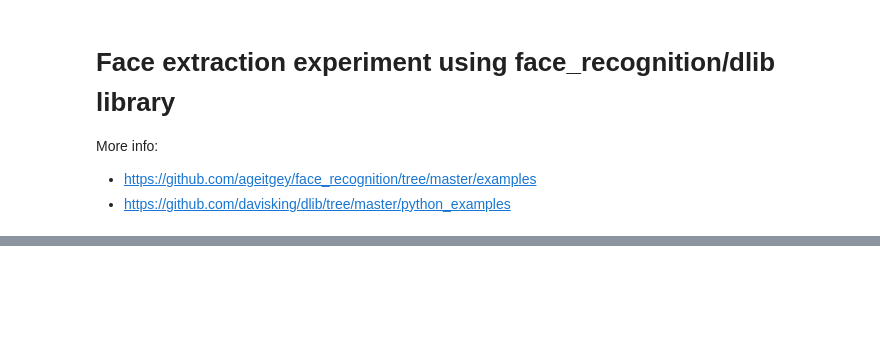
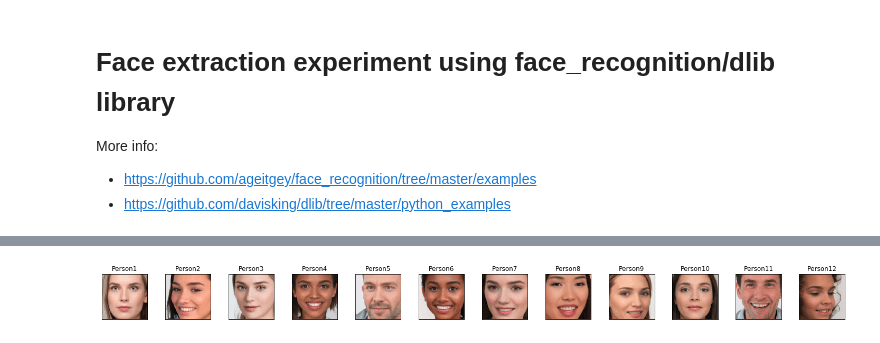
Before and after one commit to lspevak/ml-samples, a Jupyter notebook: ml_face_extraction_using_face_recognition_dlib_features.ipynb, the cells around one changed output, grey strips where cells are left out. Drawn from its saved outputs; the diff is of its cells as text; code cells hidden in the pictures; blank space fills up the shorter version.

```diff
--- a/ml_face_extraction_using_face_recognition_dlib_features.ipynb
+++ b/ml_face_extraction_using_face_recognition_dlib_features.ipynb
@@ -78,0 +78,11 @@ Found faces: 12
+# %%
+plt.figure(figsize=(20,10))
+for i, extracted_image in enumerate(extracted_images):
+    plt.subplot(1, 12, i + 1)
+    plt.tight_layout()
+    plt.imshow(cv2.cvtColor(extracted_image, cv2.COLOR_RGBA2RGB), interpolation='none')
+    plt.title('Person{}'.format(i+1))
+    plt.xticks([])
+    plt.yticks([])
+# %% [output]
+[figure, added]
```
Also changed, not shown: parts of 2 cells of this notebook, 1 other file.
